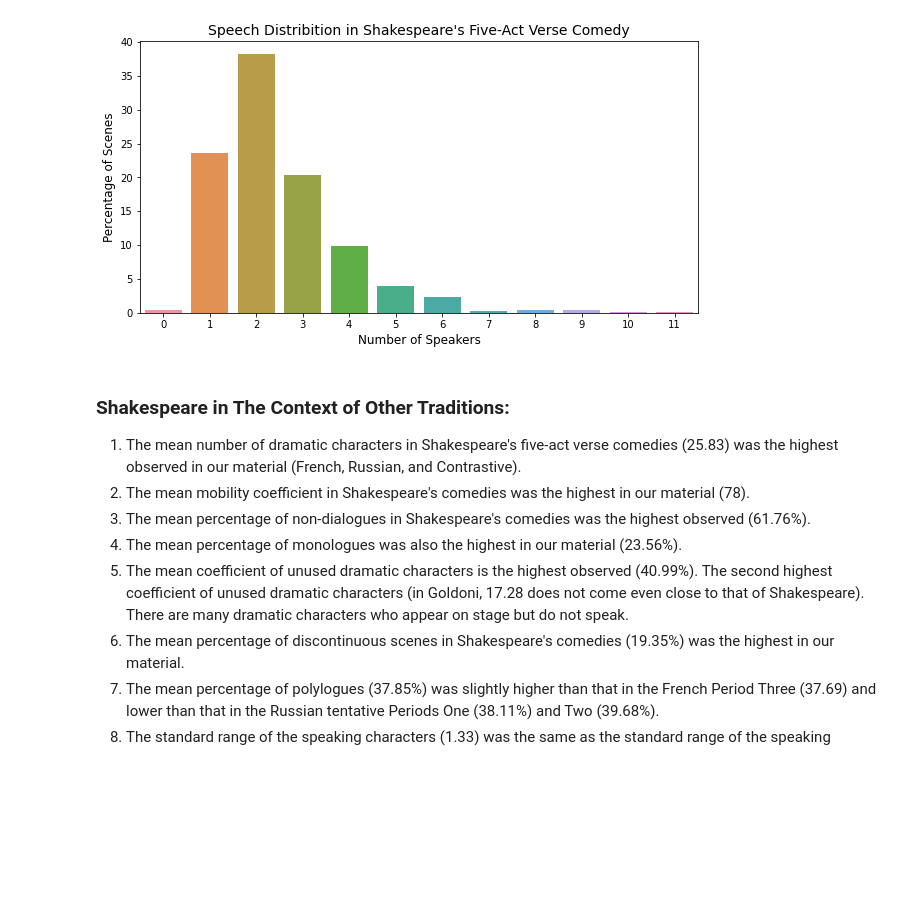
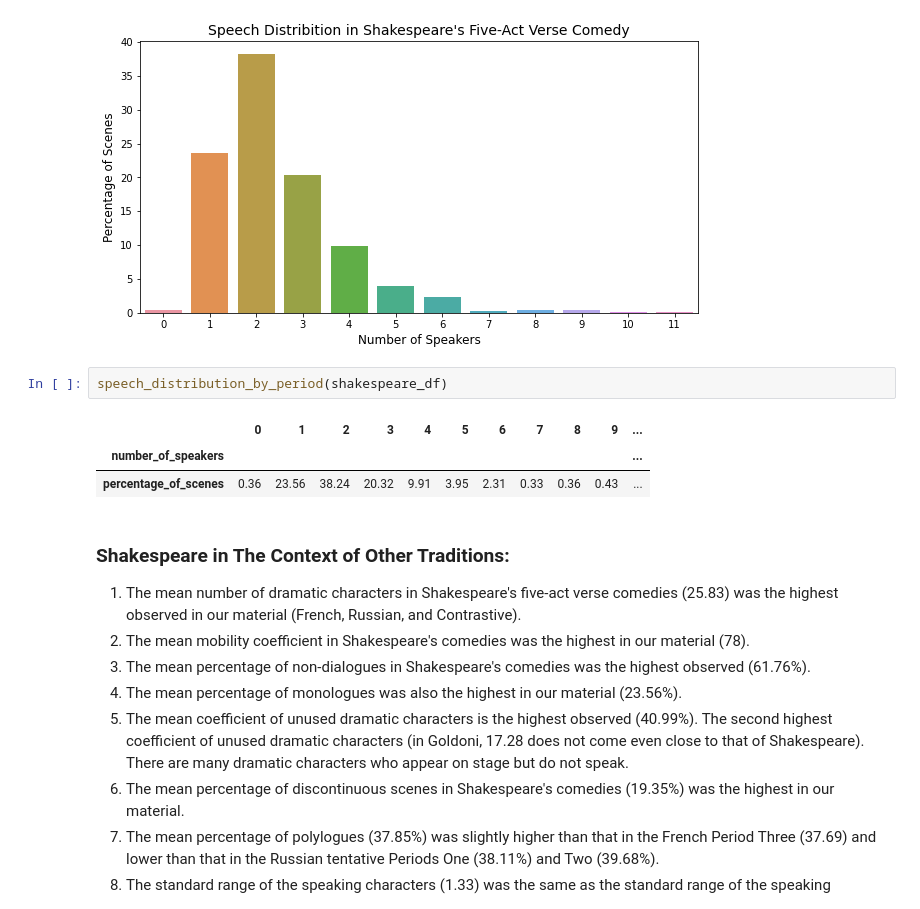
Before and after one commit to innawendell/European_Comedy, a Jupyter notebook: Analyses/Comparison_Russian_Comedies_With_Other_Traditions.ipynb, the cells around one changed output. Drawn from its saved outputs; the diff is of its cells as text; blank space fills up the shorter version.

Commit message:
added shakespeare speech distribution

```diff
--- a/Analyses/Comparison_Russian_Comedies_With_Other_Traditions.ipynb
+++ b/Analyses/Comparison_Russian_Comedies_With_Other_Traditions.ipynb
@@ -614,6 +614,12 @@ plot_speech_distribution(speech_distribution_by_period(shakespeare_df),
                          'Speech Distribition in Shakespeare\'s Five-Act Verse Comedy')
 # %% [output]
 [figure]
+# %%
+speech_distribution_by_period(shakespeare_df)
+# %% [output]
+|  | 0 | 1 | 2 | 3 | 4 | 5 | 6 | 7 | 8 | 9 | ... |
+| number_of_speakers |  |  |  |  |  |  |  |  |  |  | ... |
+| percentage_of_scenes | 0.36 | 23.56 | 38.24 | 20.32 | 9.91 | 3.95 | 2.31 | 0.33 | 0.36 | 0.43 | ... |
 # %% [markdown]
 ### Shakespeare in The Context of Other Traditions:
 1. The mean number of dramatic characters in Shakespeare's five-act verse comedies (25.83) was the highest observed in our material (French, Russian, and Contrastive).
```
Also changed, not shown: parts of 1 cell of this notebook.
